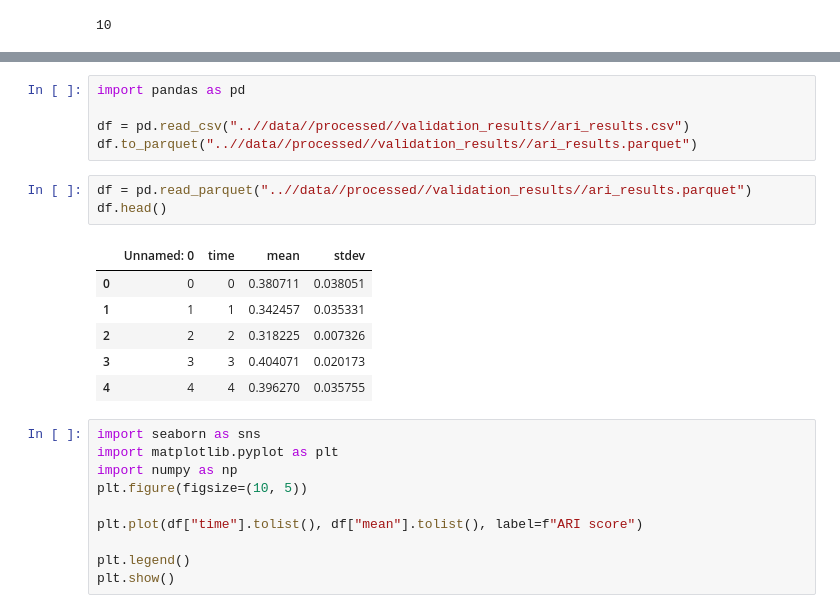
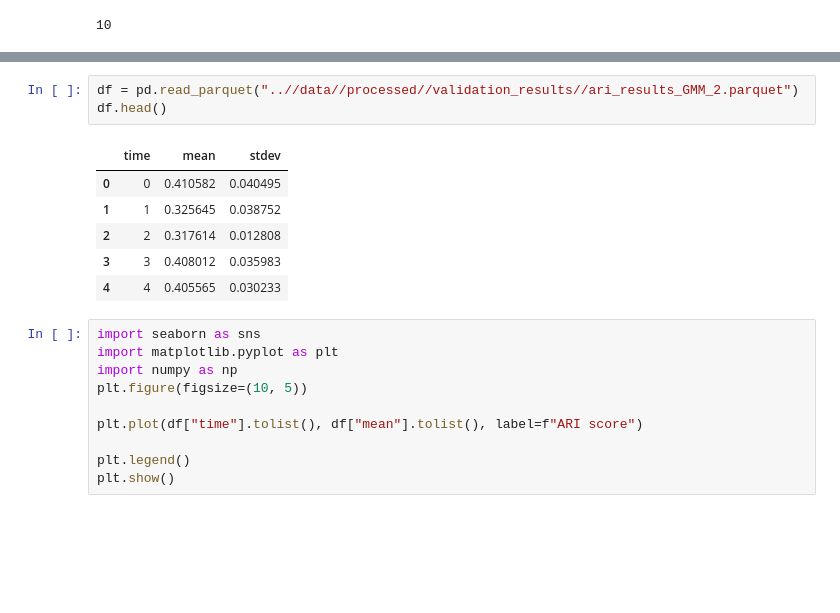
Before and after one commit to philiphkw/RemoteSensing_CoralReefs, a Jupyter notebook: notebooks/Silhouette_score.ipynb, the cells around one changed output, grey strips where cells are left out. Cells and saved outputs as stored; diff of their text form; blank space fills up the shorter version.

Commit message:
Updated validation

```diff
--- a/notebooks/Silhouette_score.ipynb
+++ b/notebooks/Silhouette_score.ipynb
@@ -266,18 +203,13 @@ information and possible workarounds, please see
-# %%
-import pandas as pd
-
-df = pd.read_csv("..//data//processed//validation_results//ari_results.csv")
-df.to_parquet("..//data//processed//validation_results//ari_results.parquet")
 # %%
-df = pd.read_parquet("..//data//processed//validation_results//ari_results.parquet")
+df = pd.read_parquet("..//data//processed//validation_results//ari_results_GMM_2.parquet")
 df.head()
 # %% [output]
-|  | Unnamed: 0 | time | mean | stdev |
-| 0 | 0 | 0 | 0.380711 | 0.038051 |
-| 1 | 1 | 1 | 0.342457 | 0.035331 |
-| 2 | 2 | 2 | 0.318225 | 0.007326 |
-| 3 | 3 | 3 | 0.404071 | 0.020173 |
-| 4 | 4 | 4 | 0.396270 | 0.035755 |
+|  | time | mean | stdev |
+| 0 | 0 | 0.410582 | 0.040495 |
+| 1 | 1 | 0.325645 | 0.038752 |
+| 2 | 2 | 0.317614 | 0.012808 |
+| 3 | 3 | 0.408012 | 0.035983 |
+| 4 | 4 | 0.405565 | 0.030233 |
 # %%
 import seaborn as sns
 import matplotlib.pyplot as plt
```
Also changed, not shown: parts of 1 cell of this notebook, 9 other files.
